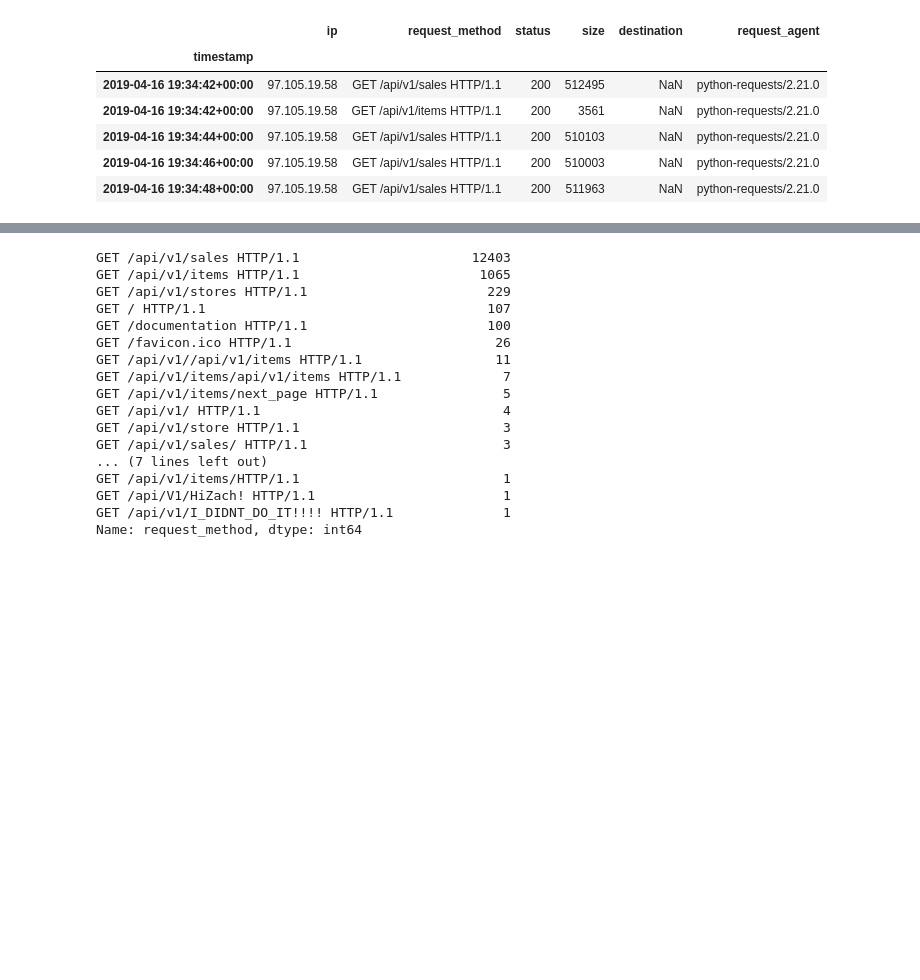
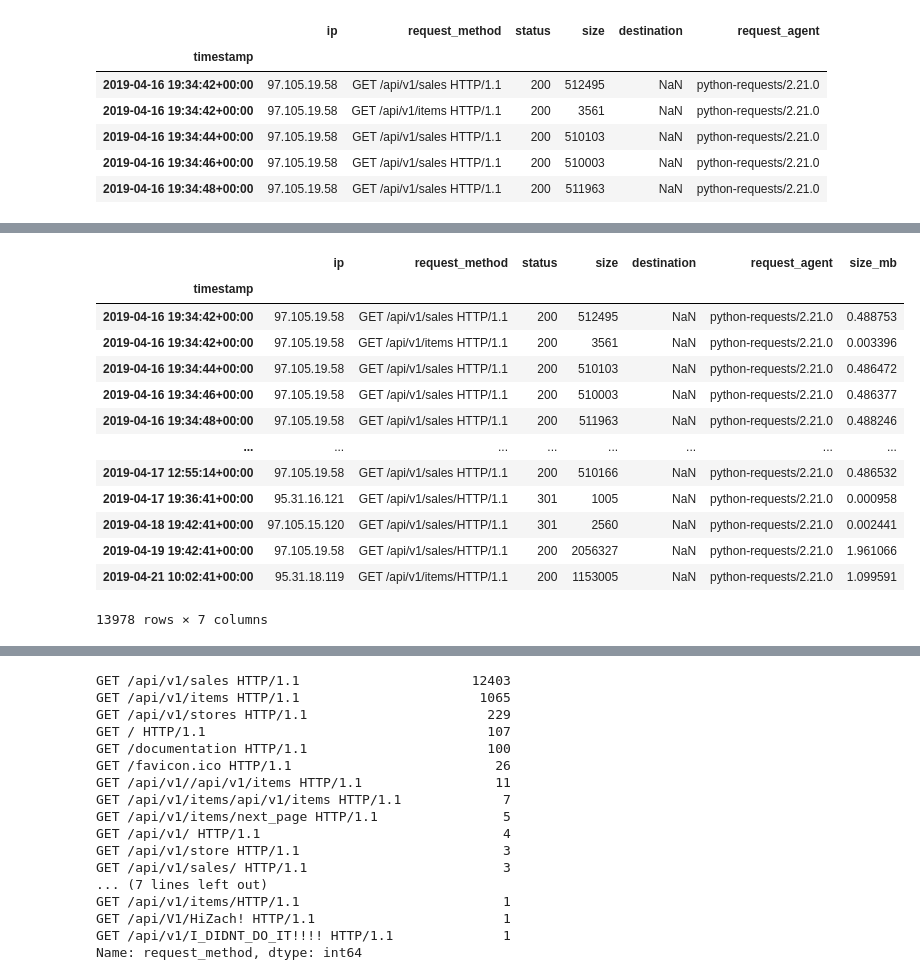
Before and after one commit to misty-garcia/ds-methodologies-exercises, a Jupyter notebook: anomaly_detection/discrete_anomaly_detection.ipynb, the cells around one changed output, grey strips where cells are left out. Drawn from its saved outputs; the diff is of its cells as text; code cells hidden in the pictures; blank space fills up the shorter version.

```diff
--- a/anomaly_detection/discrete_anomaly_detection.ipynb
+++ b/anomaly_detection/discrete_anomaly_detection.ipynb
@@ -109,0 +183,2 @@ df.head()
+# %%
+df['size_mb'] = [n/1024/1024 for n in df['size']]
@@ -109,0 +209,18 @@ df.head()
+# %%
+# see range of dates
+df.sort_index()
+# %% [output]
+|  | ip | request_method | status | size | destination | request_agent | size_mb |
+| timestamp |  |  |  |  |  |  |  |
+| 2019-04-16 19:34:42+00:00 | 97.105.19.58 | GET /api/v1/sales HTTP/1.1 | 200 | 512495 | NaN | python-requests/2.21.0 | 0.488753 |
+| 2019-04-16 19:34:42+00:00 | 97.105.19.58 | GET /api/v1/items HTTP/1.1 | 200 | 3561 | NaN | python-requests/2.21.0 | 0.003396 |
+| 2019-04-16 19:34:44+00:00 | 97.105.19.58 | GET /api/v1/sales HTTP/1.1 | 200 | 510103 | NaN | python-requests/2.21.0 | 0.486472 |
+| 2019-04-16 19:34:46+00:00 | 97.105.19.58 | GET /api/v1/sales HTTP/1.1 | 200 | 510003 | NaN | python-requests/2.21.0 | 0.486377 |
+| 2019-04-16 19:34:48+00:00 | 97.105.19.58 | GET /api/v1/sales HTTP/1.1 | 200 | 511963 | NaN | python-requests/2.21.0 | 0.488246 |
+| ... | ... | ... | ... | ... | ... | ... | ... |
+| 2019-04-17 12:55:14+00:00 | 97.105.19.58 | GET /api/v1/sales HTTP/1.1 | 200 | 510166 | NaN | python-requests/2.21.0 | 0.486532 |
+| 2019-04-17 19:36:41+00:00 | 95.31.16.121 | GET /api/v1/sales/HTTP/1.1 | 301 | 1005 | NaN | python-requests/2.21.0 | 0.000958 |
+| 2019-04-18 19:42:41+00:00 | 97.105.15.120 | GET /api/v1/sales/HTTP/1.1 | 301 | 2560 | NaN | python-requests/2.21.0 | 0.002441 |
+| 2019-04-19 19:42:41+00:00 | 97.105.19.58 | GET /api/v1/sales/HTTP/1.1 | 200 | 2056327 | NaN | python-requests/2.21.0 | 1.961066 |
+| 2019-04-21 10:02:41+00:00 | 95.31.18.119 | GET /api/v1/items/HTTP/1.1 | 200 | 1153005 | NaN | python-requests/2.21.0 | 1.099591 |
+13978 rows × 7 columns
```
Also changed, not shown: parts of 22 cells of this notebook.
